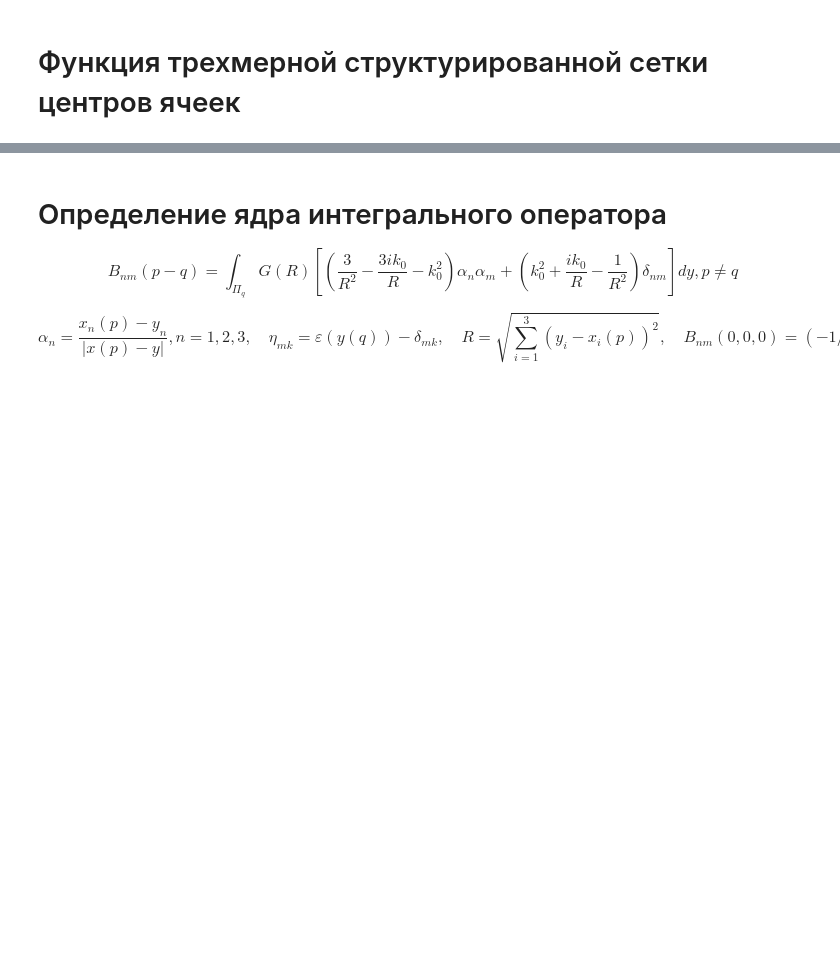
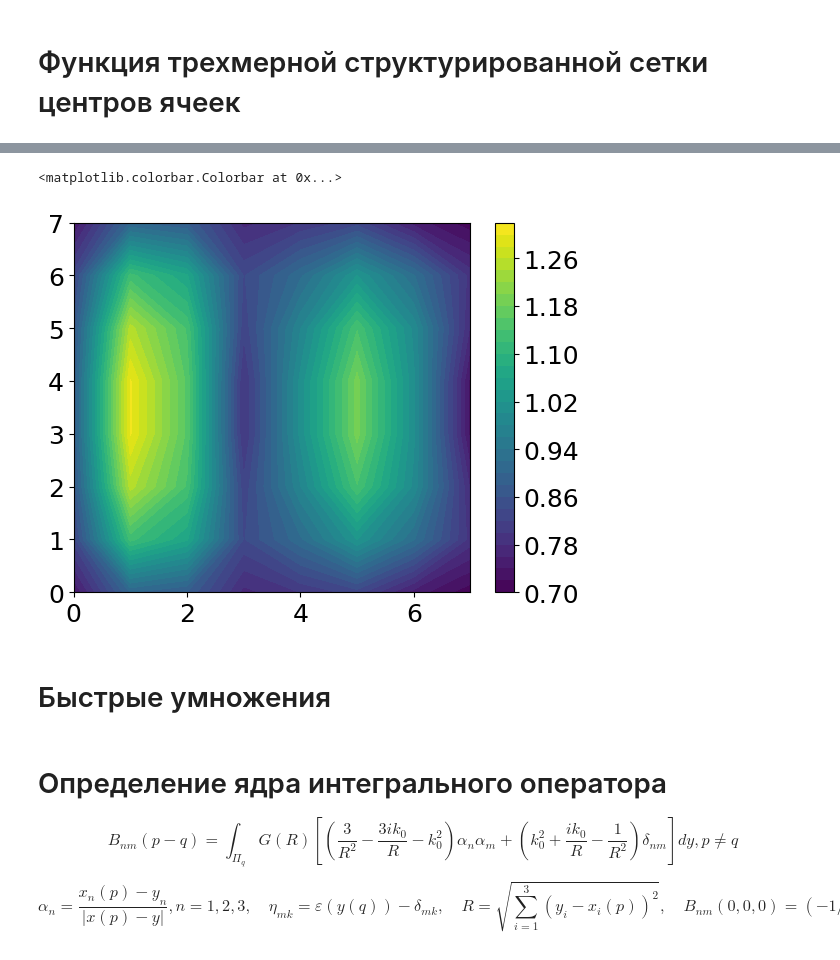
Before and after one commit to qwerty29544/electrodynamics, a Jupyter notebook: src/KernelSpectre.ipynb, the cells around one changed output, grey strips where cells are left out. Cells and saved outputs as stored; diff of their text form; code cells hidden in the pictures; blank space fills up the shorter version.

```diff
--- a/src/KernelSpectre.ipynb
+++ b/src/KernelSpectre.ipynb
@@ -211,0 +655,8 @@ def apply_dielectric_3d(grid,
+# %%
+plt.contourf(np.linalg.norm(result_SIMm.reshape(N+[3]), axis=3)[0, :, :].real, 30)
+plt.colorbar()
+# %% [output]
+<matplotlib.colorbar.Colorbar at 0x...>
+[figure, added]
+# %% [markdown]
+# Быстрые умножения
```
Also changed, not shown: parts of 51 cells of this notebook.
